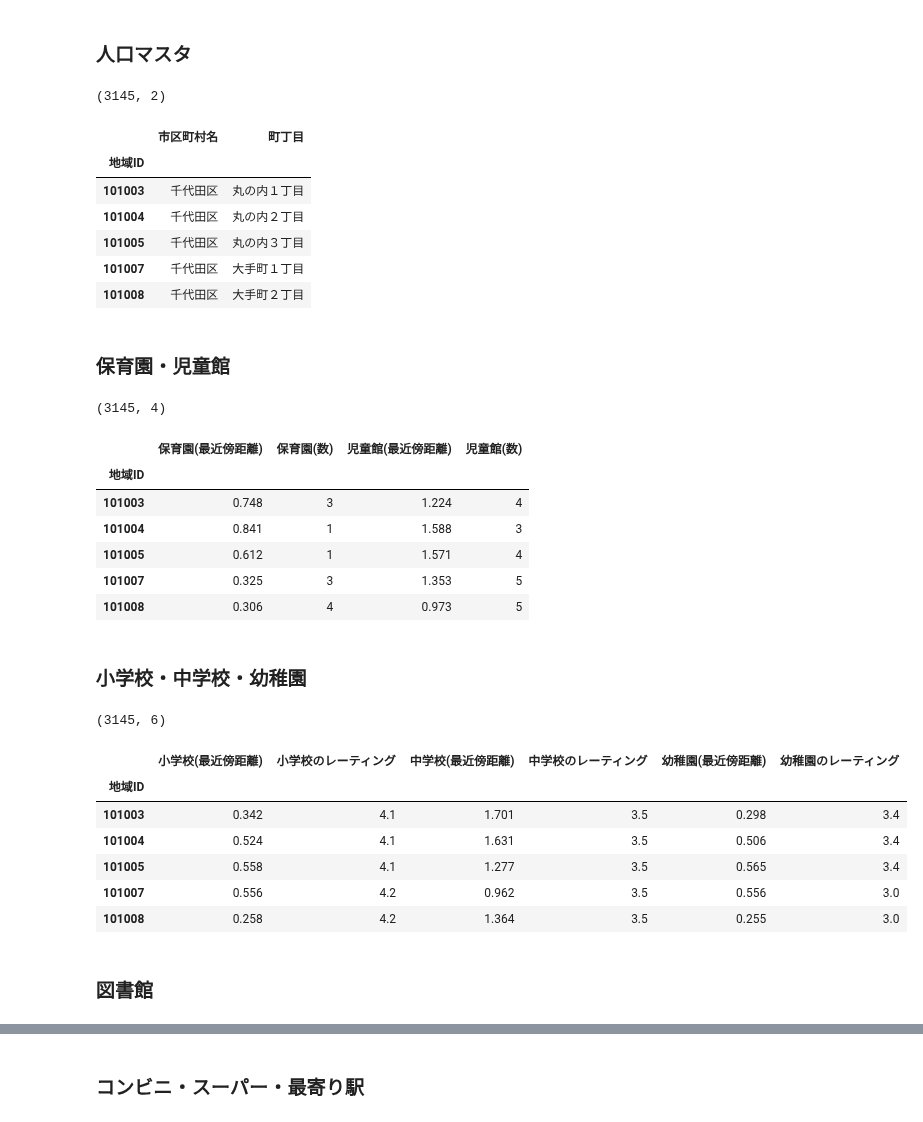
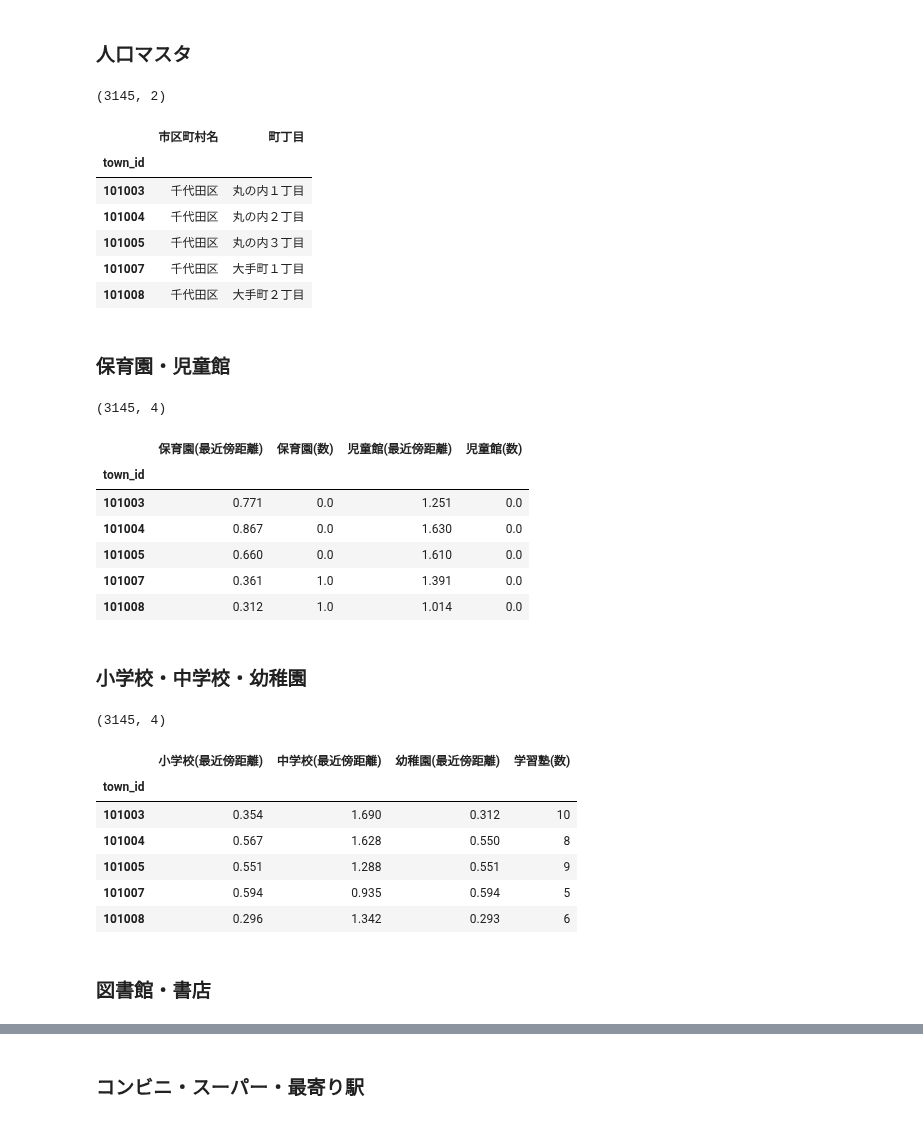
Before and after one commit to z-guard/analysis, a Jupyter notebook: notebooks/all_town_detail.ipynb, the cells around one changed output, grey strips where cells are left out. Drawn from its saved outputs; the diff is of its cells as text; code cells hidden in the pictures.

```diff
--- a/notebooks/all_town_detail.ipynb
+++ b/notebooks/all_town_detail.ipynb
@@ -61,14 +61,14 @@ output_file = 'all_town_detail.csv'
 ### 人口マスタ
 # %%
 df_population = pd.read_csv(os.path.join(DIR_NAME, 'population_master.csv'))[
-    ['地域ID', '市区町村名', '町丁目']
-].set_index('地域ID')
+    ['town_id', '市区町村名', '町丁目']
+].set_index('town_id')
 print(df_population.shape)
 df_population.head()
 # %% [output]
 (3145, 2)
 |  | 市区町村名 | 町丁目 |
-| 地域ID |  |  |
+| town_id |  |  |
 | 101003 | 千代田区 | 丸の内１丁目 |
 | 101004 | 千代田区 | 丸の内２丁目 |
 | 101005 | 千代田区 | 丸の内３丁目 |
@@ -77,35 +77,37 @@ df_population.head()
 # %% [markdown]
 ### 保育園・児童館
 # %%
-df_nursery = pd.read_csv(os.path.join(DIR_NAME, 'nursery_score.csv'))\
-            .drop(columns=['保育園(定員割合)', '最寄りの保育園', '保育園スコア', '児童館スコア']).set_index('地域ID')
+df_nursery = pd.read_csv(os.path.join(DIR_NAME, 'nursery_score.csv'))[[
+    'town_id', '保育園(最近傍距離)', '保育園(数)', '児童館(最近傍距離)', '児童館(数)'
+]].set_index('town_id')
 print(df_nursery.shape)
 df_nursery.head()
 # %% [output]
 (3145, 4)
 |  | 保育園(最近傍距離) | 保育園(数) | 児童館(最近傍距離) | 児童館(数) |
-| 地域ID |  |  |  |  |
-| 101003 | 0.748 | 3 | 1.224 | 4 |
-| 101004 | 0.841 | 1 | 1.588 | 3 |
-| 101005 | 0.612 | 1 | 1.571 | 4 |
-| 101007 | 0.325 | 3 | 1.353 | 5 |
-| 101008 | 0.306 | 4 | 0.973 | 5 |
+| town_id |  |  |  |  |
+| 101003 | 0.771 | 0.0 | 1.251 | 0.0 |
+| 101004 | 0.867 | 0.0 | 1.630 | 0.0 |
+| 101005 | 0.660 | 0.0 | 1.610 | 0.0 |
+| 101007 | 0.361 | 1.0 | 1.391 | 0.0 |
+| 101008 | 0.312 | 1.0 | 1.014 | 0.0 |
 # %% [markdown]
 ### 小学校・中学校・幼稚園
 # %%
-df_school = pd.read_csv(os.path.join(DIR_NAME, 'public_school_score.csv'))\
-        .drop(columns=['最寄りの小学校', '最寄りの中学校', '最寄りの幼稚園', '小学校スコア', '中学校スコア', '幼稚園スコア']).set_index('地域ID')
+df_school = pd.read_csv(os.path.join(DIR_NAME, 'public_school_score.csv'))[[
+    'town_id', '小学校(最近傍距離)', '中学校(最近傍距離)', '幼稚園(最近傍距離)', '学習塾(数)'
+]].set_index('town_id')
 print(df_school.shape)
 df_school.head()
 # %% [output]
-(3145, 6)
+(3145, 4)
-|  | 小学校(最近傍距離) | 小学校のレーティング | 中学校(最近傍距離) | 中学校のレーティング | 幼稚園(最近傍距離) | 幼稚園のレーティング |
-| 地域ID |  |  |  |  |  |  |
-| 101003 | 0.342 | 4.1 | 1.701 | 3.5 | 0.298 | 3.4 |
-| 101004 | 0.524 | 4.1 | 1.631 | 3.5 | 0.506 | 3.4 |
-| 101005 | 0.558 | 4.1 | 1.277 | 3.5 | 0.565 | 3.4 |
-| 101007 | 0.556 | 4.2 | 0.962 | 3.5 | 0.556 | 3.0 |
-| 101008 | 0.258 | 4.2 | 1.364 | 3.5 | 0.255 | 3.0 |
+|  | 小学校(最近傍距離) | 中学校(最近傍距離) | 幼稚園(最近傍距離) | 学習塾(数) |
+| town_id |  |  |  |  |
+| 101003 | 0.354 | 1.690 | 0.312 | 10 |
+| 101004 | 0.567 | 1.628 | 0.550 | 8 |
+| 101005 | 0.551 | 1.288 | 0.551 | 9 |
+| 101007 | 0.594 | 0.935 | 0.594 | 5 |
+| 101008 | 0.296 | 1.342 | 0.293 | 6 |
 # %% [markdown]
-### 図書館
+### 図書館・書店
 # %%
```
Also changed, not shown: parts of 18 cells of this notebook.
